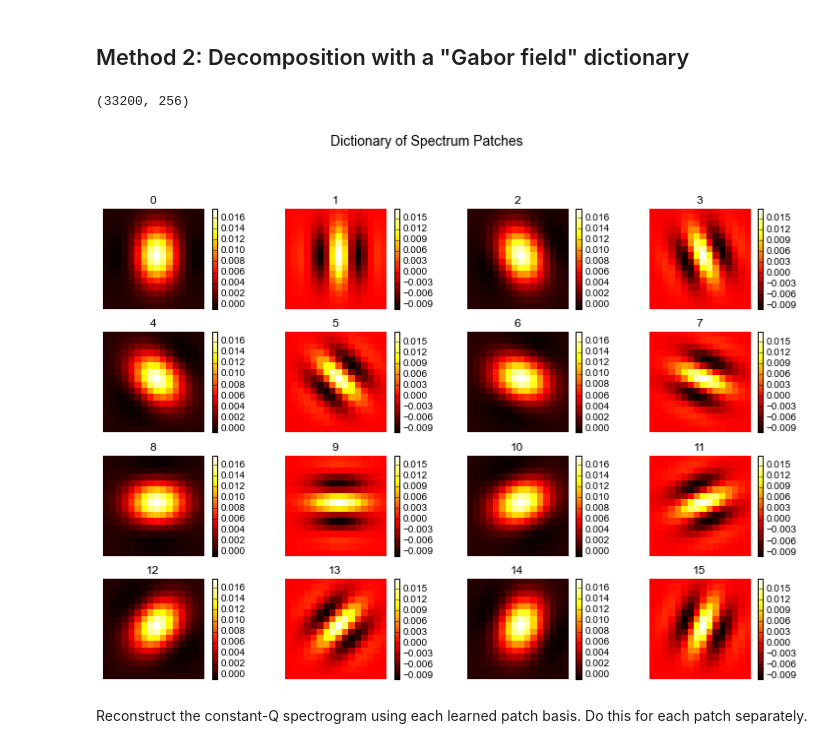
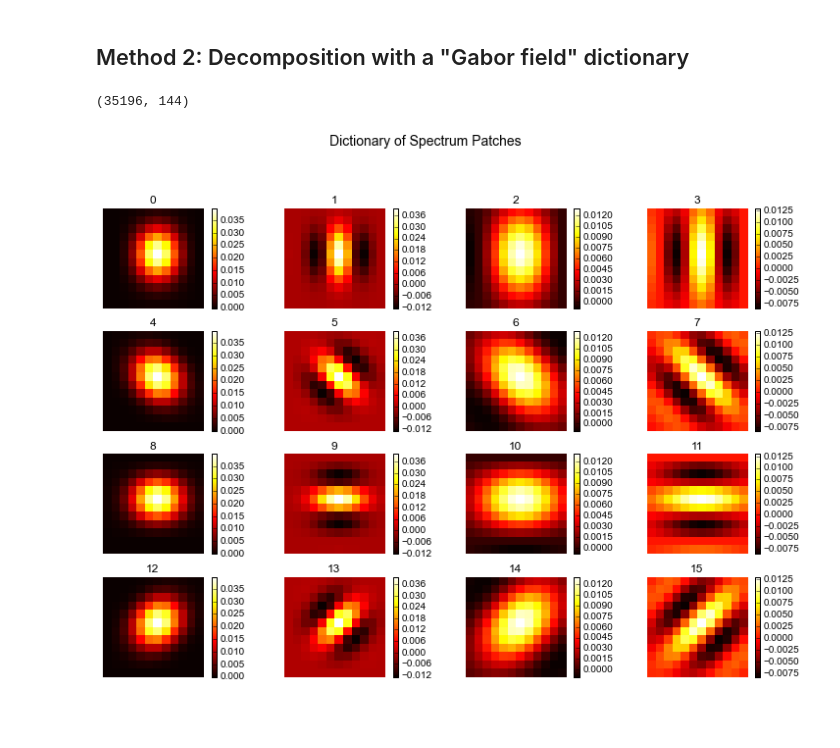
Before and after one commit to bregmanstudio/AudioSpectrumPatchApproximation, a Jupyter notebook: AudioSpectrumPatchApproximation.ipynb, the cells around one changed output. Cells and saved outputs as stored; diff of their text form; code cells hidden in the pictures; blank space fills up the shorter version.

```diff
--- a/AudioSpectrumPatchApproximation.ipynb
+++ b/AudioSpectrumPatchApproximation.ipynb
@@ -74,11 +66,10 @@ Period size is 64 , Buffer size is 22050
 # %% [markdown]
 <h2>Method 2: Decomposition with a "Gabor field" dictionary</h2>
 # %%
-s2 = A.SparseApproxSpectrum(patch_size=(16,16))
-s2.make_gabor_field(F.X, thetas=arange(0,4,.5), sigmas=(3,), frequencies=(0.05,0.15), zscore=True, log_amplitude=True) # Generate a dictionary of Gabor patches for spectrogram
+# Apply 2D Gabor field to n x m patches of the constant-Q transform.
+s2 = A.SparseApproxSpectrum(patch_size=(12,12))
+s2.make_gabor_field(F.X, thetas=arange(0,4), sigmas=(2,3.5), frequencies=(0.05,0.15), zscore=True, log_amplitude=True) # Generate a dictionary of Gabor patches for spectrogram
 s2.plot_codes(cbar=True, cmap=cm.hot) # show the learned codes
 # %% [output]
-(33200, 256)
+(35196, 144)
-[figure, old version]
+[figure, new version]
-# %% [markdown]
-Reconstruct the constant-Q spectrogram using each learned patch basis. Do this for each patch separately.
```
Also changed, not shown: parts of 28 cells of this notebook, 1 other file.
